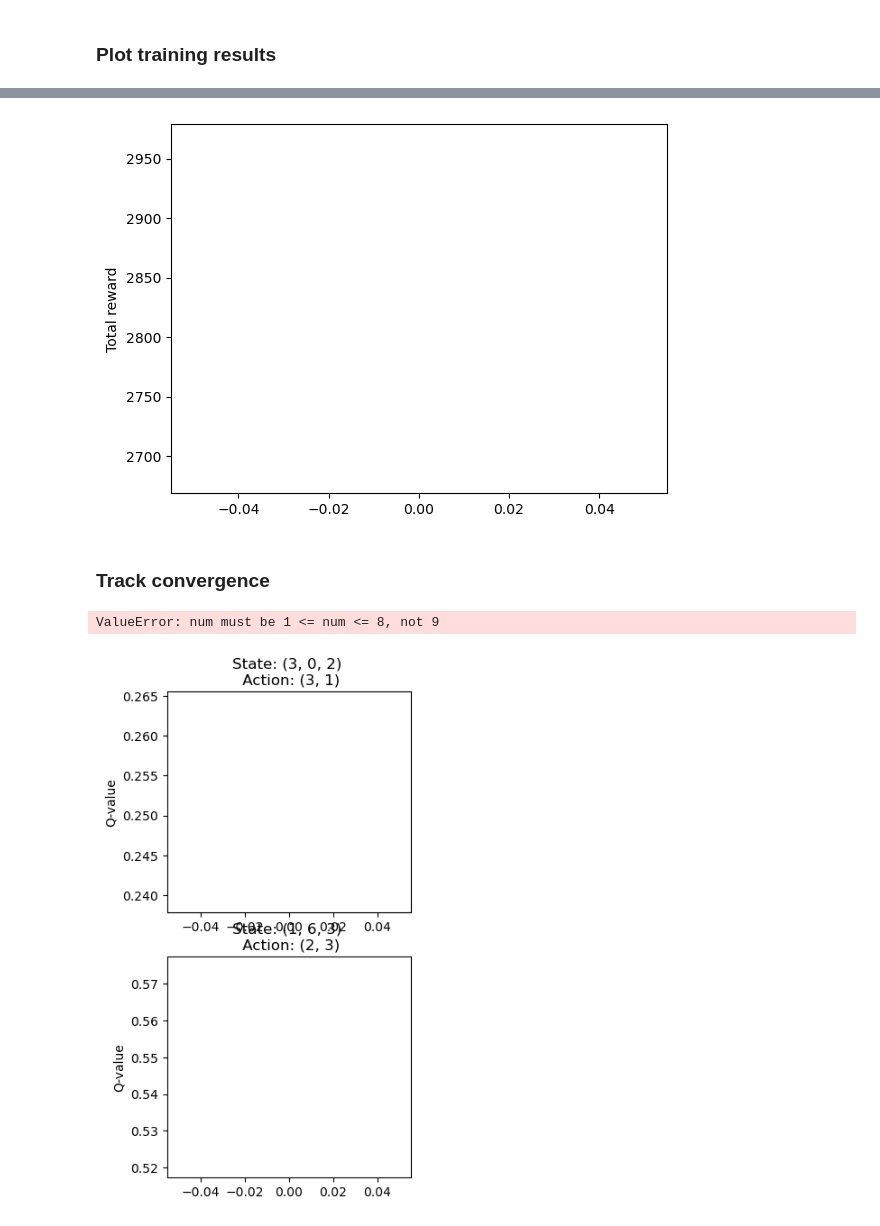
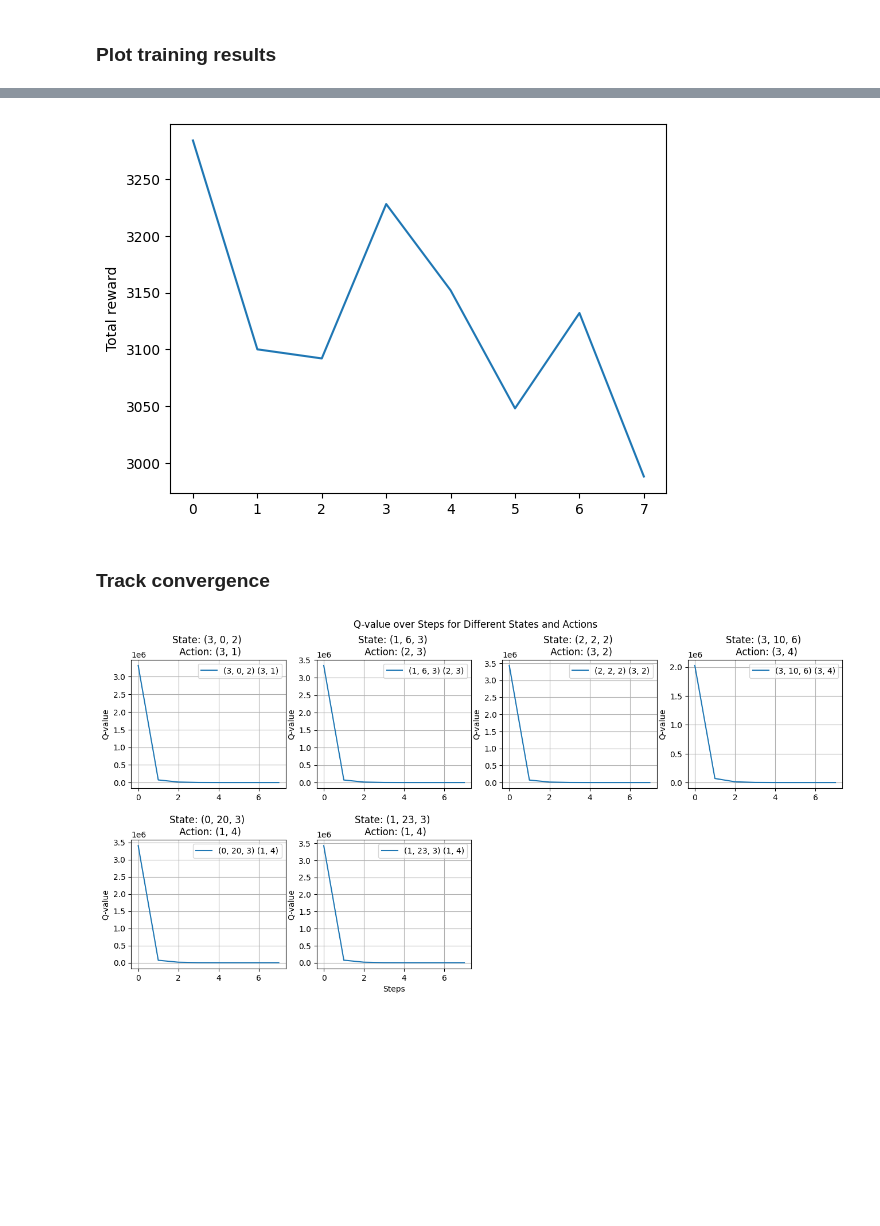
Before and after one commit to solita/chatGPT_RL_blog3, a Jupyter notebook: notebooks/train_chatGPT_agent.ipynb, the cells around one changed output, grey strips where cells are left out. Drawn from its saved outputs; the diff is of its cells as text; code cells hidden in the pictures; blank space fills up the shorter version.

```diff
--- a/notebooks/train_chatGPT_agent.ipynb
+++ b/notebooks/train_chatGPT_agent.ipynb
@@ -154,7 +159,7 @@ def save_obj(obj, name):
 ### DQN Block
 # %%
 episode_time = 24 * 30  # 24 hrs for 30 days per episode
-Episodes = 1  # No. of Episodes
+Episodes = 200  # No. of Episodes
 m = 5  # No. Locations
 t = 24  # No. of hrs in a day
 d = 7  # No. of days in a week
@@ -192,12 +195,11 @@ total_reward = []
 terminal_state = False
 env = CabDriver()
 for episode in range(0, Episodes):
-
     # tracking total rewards, step count
     tot_reward = 0
     step_count = 0
+    total_time = 0  # Total time driver rode in this episode
     terminal_state = False
-    total_time = 0  # Total time driver rode in this episode
 
     # Reset at the start of each episode
     action_space, state_space, state = env.reset()
@@ -212,9 +214,8 @@ for episode in range(0, Episodes):
         That's why I commented it out from the env and transferred it to the agent class. It was defined in the code skeleton in the environment class.
         We'll see later if it's more optimal to have it in the environment once we start pruning and optimizing the code further.
         """
-        # state_vec = agent.convert_state_to_vector(state)
         possible_actions_index, actions = env.requests(state)
-        action = agent.get_action(state, possible_actions_index, episode)
+        action = agent.get_action(state, possible_actions_index)
         if agent.epsilon > agent.epsilon_min:
             agent.epsilon = agent.inverse_time_decay(1.0, agent.epsilon_decay, step_count)
         # 2. Evaluate your reward and next state
@@ -238,6 +239,7 @@ for episode in range(0, Episodes):
             terminal_state = True
         else:
             # 4. Append the experience to the memory
+            # calculate the temporal difference error
             agent.append_sample(state, action, reward,
                                 next_state, terminal_state)
             # Note: Here action is action index
@@ -315,23 +322,30 @@ plt.plot(list(range(len(total_reward))), total_reward)
 plt.ylabel("Total reward")
 plt.show()
 # %% [output]
-[figure, old version]
+[figure, new version]
 # %% [markdown]
 ### Track convergence
 # %%
 plt.figure(figsize=(16, 7))
+plt.subplots_adjust(hspace=0.4)
+
+subplot_num = 241
 
 # loop over all the states in states_track dictionary
 for i, (state, actions) in enumerate(states_track.items()):
     # loop over all the actions of each state
     for j, (action, q_values) in enumerate(actions.items()):
-        plt.subplot(2, 4, i*4 + j + 1)
         xaxis = np.asarray(range(len(q_values)))
-        plt.plot(xaxis, np.asarray(q_values))
+        plt.subplot(subplot_num)
+        plt.plot(xaxis, np.asarray(q_values),label=f"{state} {action}")
         plt.ylabel("Q-value")
         plt.title(f"State: {state} \n Action: {action}")
+        plt.grid(True)
+        plt.legend()
+        subplot_num += 1
 
+plt.xlabel("Steps")
+plt.suptitle("Q-value over Steps for Different States and Actions")
 plt.show()
 # %% [output]
-ValueError: num must be 1 <= num <= 8, not 9
-[figure, old version]
+[figure, new version]
```
Also changed, not shown: parts of 7 cells of this notebook, 5 other files.
